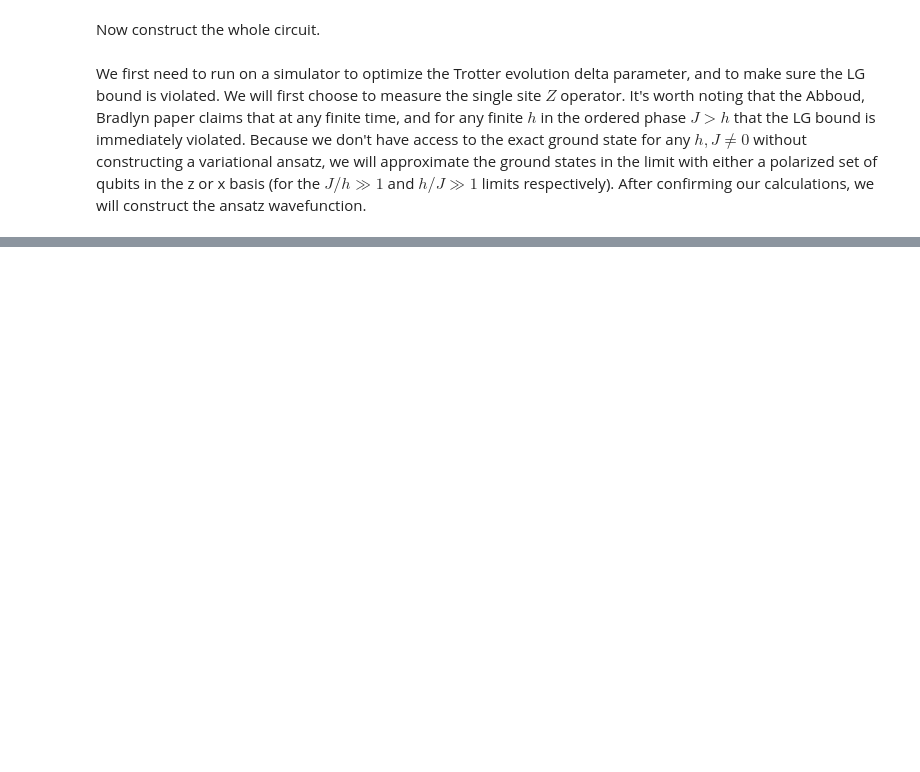
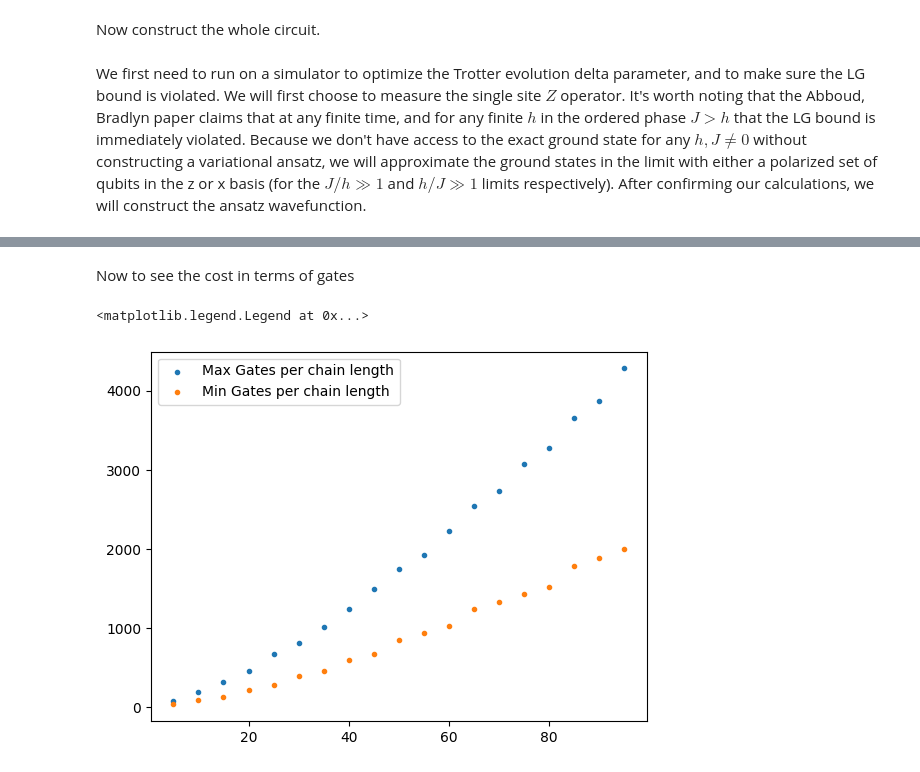
Before and after one commit to IanROsborne/Quantum_Metrology_Fisher_LG, a Jupyter notebook: TFI_defs.ipynb, the cells around one changed output, grey strips where cells are left out. Saved outputs shown, nothing was run; the diff lists cells and outputs as text; code cells hidden in the pictures; blank space fills up the shorter version.

```diff
--- a/TFI_defs.ipynb
+++ b/TFI_defs.ipynb
@@ -173,0 +340,41 @@ for j in range(1,3):
+# %% [markdown]
+Now to see the cost in terms of gates
+# %%
+ops_list_min = []
+ops_list_max = []
+time_end = 3
+J = 1
+h= 1
+
+for i in range(5, 100, 5):
+    chain_len, delta_max, delta_min,  measure_max, measure_min, psi_max, psi_min = i, 1.5/ np.sqrt(i),  3/np.sqrt(i),  'X_even', 'Z', 'X_pol', 'Z_pol'
+    qc_min = circuit_initialize(chain_len, 2, 2)
+    if psi_min == "X_pol":
+        for i in range(chain_len):  #initialize ground state in x basis (large magnetic field)
+            qc_min.h(i)
+
+    ising_correlation_circuit(qc_min,  J, h, time_end, delta_min, measure_min )
+
+    ops_min = qc_min.count_ops()
+    ops_list_min.append(np.sum(list(ops_min.values())))
+
+    qc_max = circuit_initialize(chain_len, 2, 2)
+    if psi_max == "X_pol":
+        for i in range(chain_len):  #initialize ground state in x basis (large magnetic field)
+            qc_max.h(i)
+
+    ising_correlation_circuit(qc_max,  J, h, time_end, delta_max, measure_max )
+
+    ops_max = qc_max.count_ops()
+    ops_list_max.append(np.sum(list(ops_max.values())))
+
+ops_list_max = np.array(ops_list_max)
+ops_list_min = np.array(ops_list_min)
+
+fig, ax = plt.subplots(1)
+ax.scatter(range(5, 100, 5), ops_list_max, marker=".", label="Max Gates per chain length" , zorder=3)
+ax.scatter(range(5, 100, 5), ops_list_min, marker=".", label="Min Gates per chain length" , zorder=3)
+ax.legend()
+# %% [output]
+<matplotlib.legend.Legend at 0x...>
+[figure, added]
```
Also changed, not shown: parts of 17 cells of this notebook, 8 other files.
